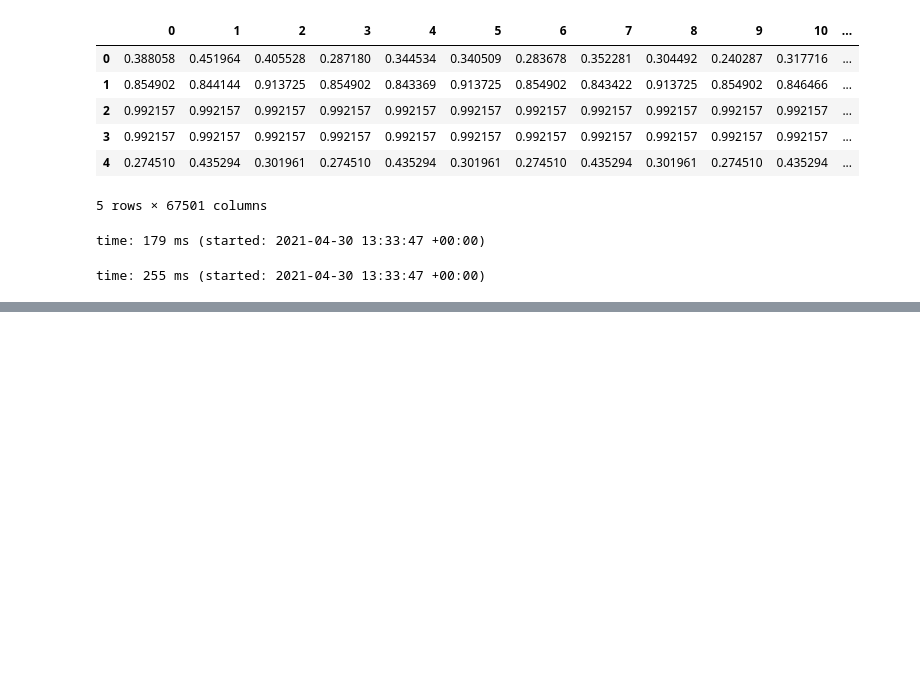
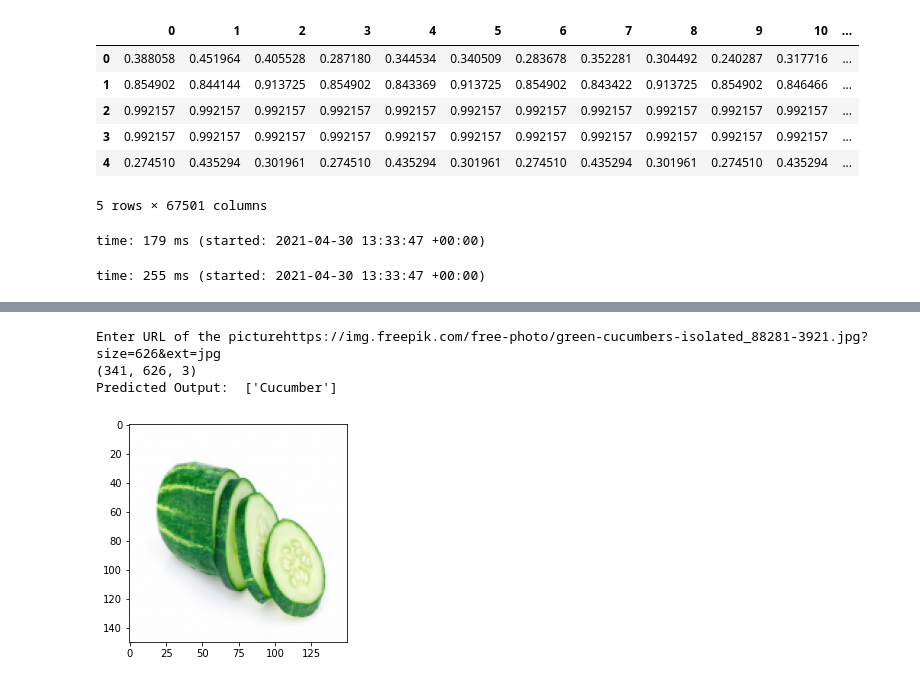
Before and after one commit to aadyabansal/Minor-Project, a Jupyter notebook: Image_Classification.ipynb, the cells around one changed output, grey strips where cells are left out. Saved outputs shown, nothing was run; the diff lists cells and outputs as text; code cells hidden in the pictures; blank space fills up the shorter version.

```diff
--- a/Image_Classification.ipynb
+++ b/Image_Classification.ipynb
@@ -86,6 +86,6 @@ param = {
 
 }
 
-model = GridSearchCV(svc,param,cv= 3,n_jobs=10)
+model = GridSearchCV(svc,param,cv= 3,n_jobs=)
 model.fit(x_train,y_train)
 model.best_params_
@@ -115,14 +182,18 @@ pickle.dump(model,open('classification_img_model.p','wb'))
 # %%
 #Testing for a new image
 
-flat_data[]
+flat_data = []
 url=input('Enter URL of the picture')
 img=imread(url)
 img_resized=resize(img,(150,150,3))
 flat_data.append(img_resized.flatten())
 flat_data=np.array(flat_data)
 print(img.shape)
 plt.imshow(img_resized)
 y_out=model.predict(flat_data)
-y_out=categories[y_out[0]]
 print(f'Predicted Output:  {y_out}')
+# %% [output]
+Enter URL of the picturehttps://img.freepik.com/free-photo/green-cucumbers-isolated_88281-3921.jpg?size=626&ext=jpg
+(341, 626, 3)
+Predicted Output:  ['Cucumber']
+[figure, added]
```
Also changed, not shown: parts of 8 cells of this notebook.
